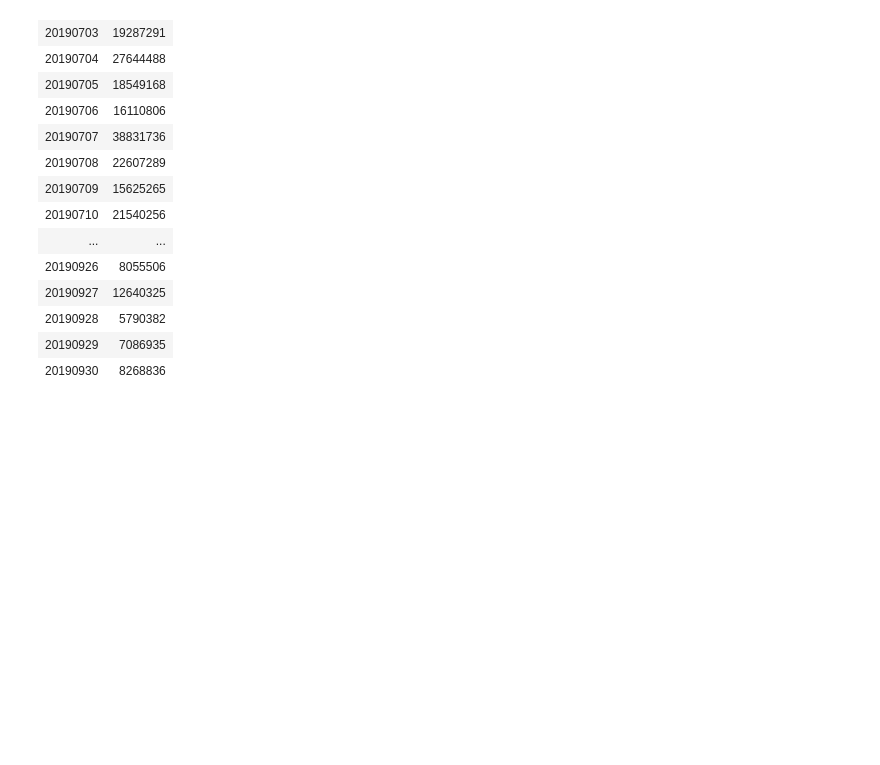
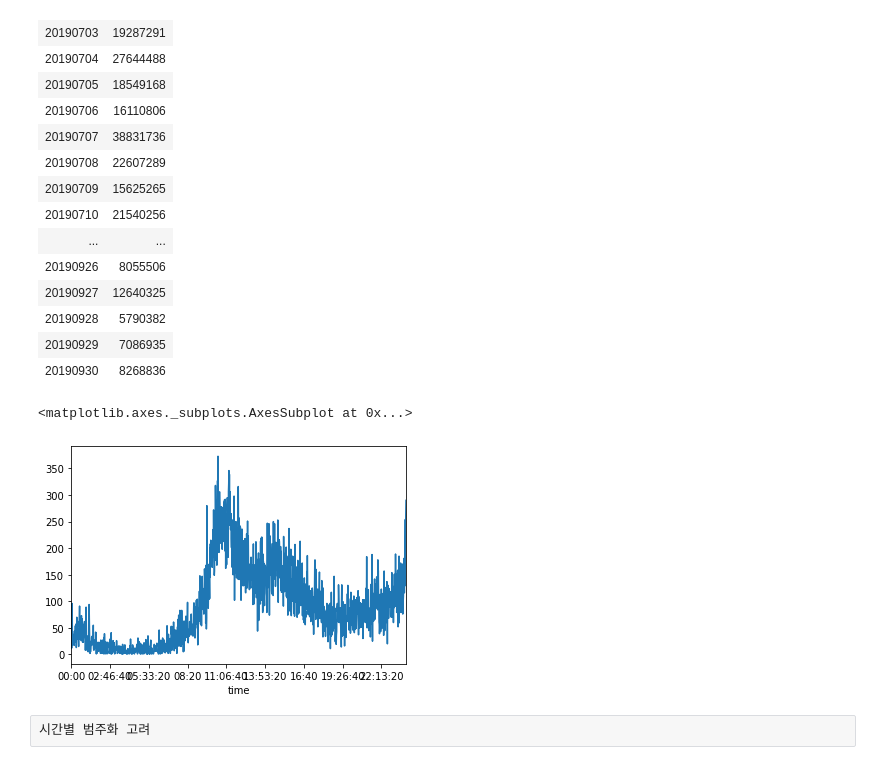
Before and after one commit to almondh/TIL, a Jupyter notebook: Lpoint/EDA.ipynb, the cells around one changed output. Cells and saved outputs as stored; diff of their text form; code cells hidden in the pictures; blank space fills up the shorter version.

```diff
--- a/Lpoint/EDA.ipynb
+++ b/Lpoint/EDA.ipynb
@@ -454,3 +439,16 @@ online_trans.pivot_table('buy_am', index='de_dt',aggfunc='sum')
 | 20190928 | 5790382 |
 | 20190929 | 7086935 |
 | 20190930 | 8268836 |
+# %%
+# 구매시간대 분포 살펴보기
+buy_time = online_trans.reset_index()
+buy_time['de_tm'] = pd.to_datetime(buy_time['de_tm'],
+                                   format='%H:%M').dt.time
+buy_time = buy_time['de_tm']
+buy_time.value_counts().plot()
+# 점심시간때 피크
+# %% [output]
+<matplotlib.axes._subplots.AxesSubplot at 0x...>
+[figure, added]
+# %% [raw]
+시간별 범주화 고려
```
Also changed, not shown: parts of 17 cells of this notebook.
